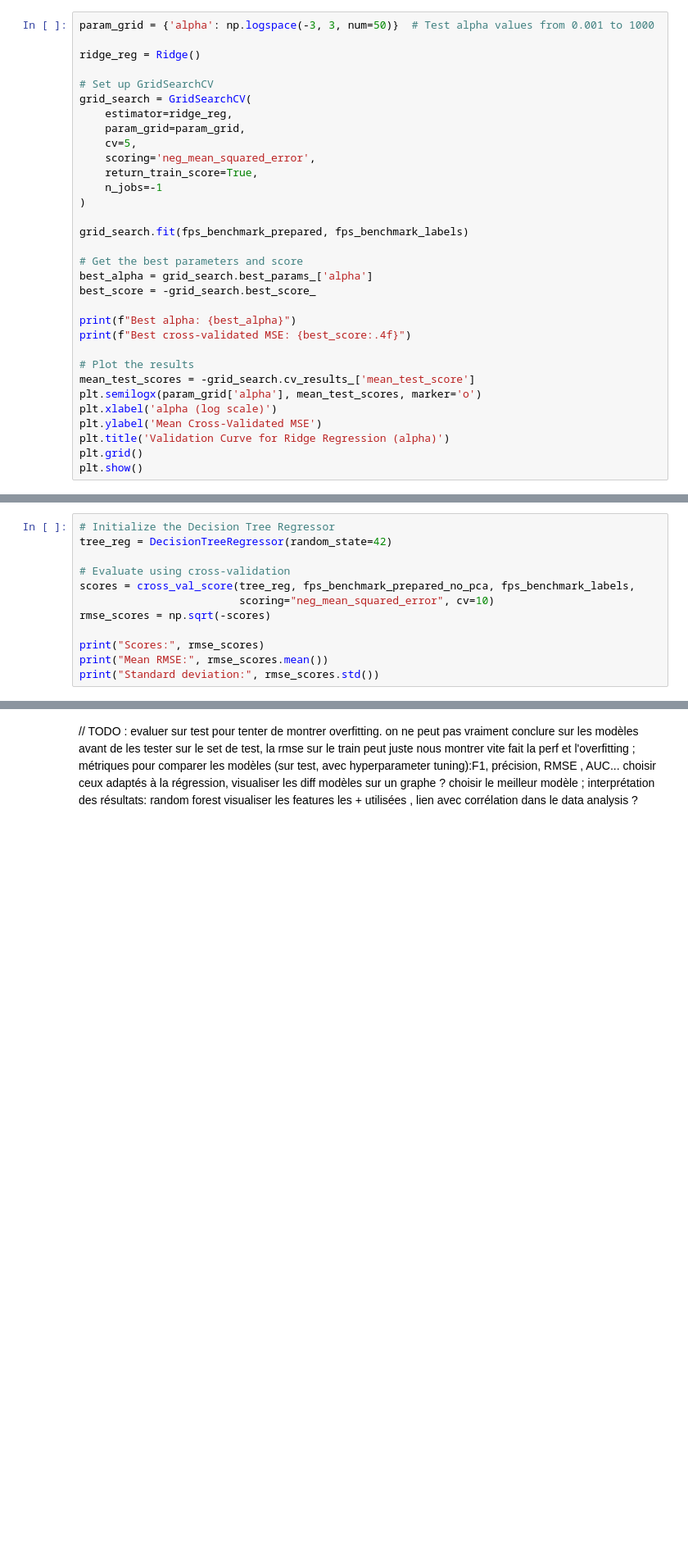
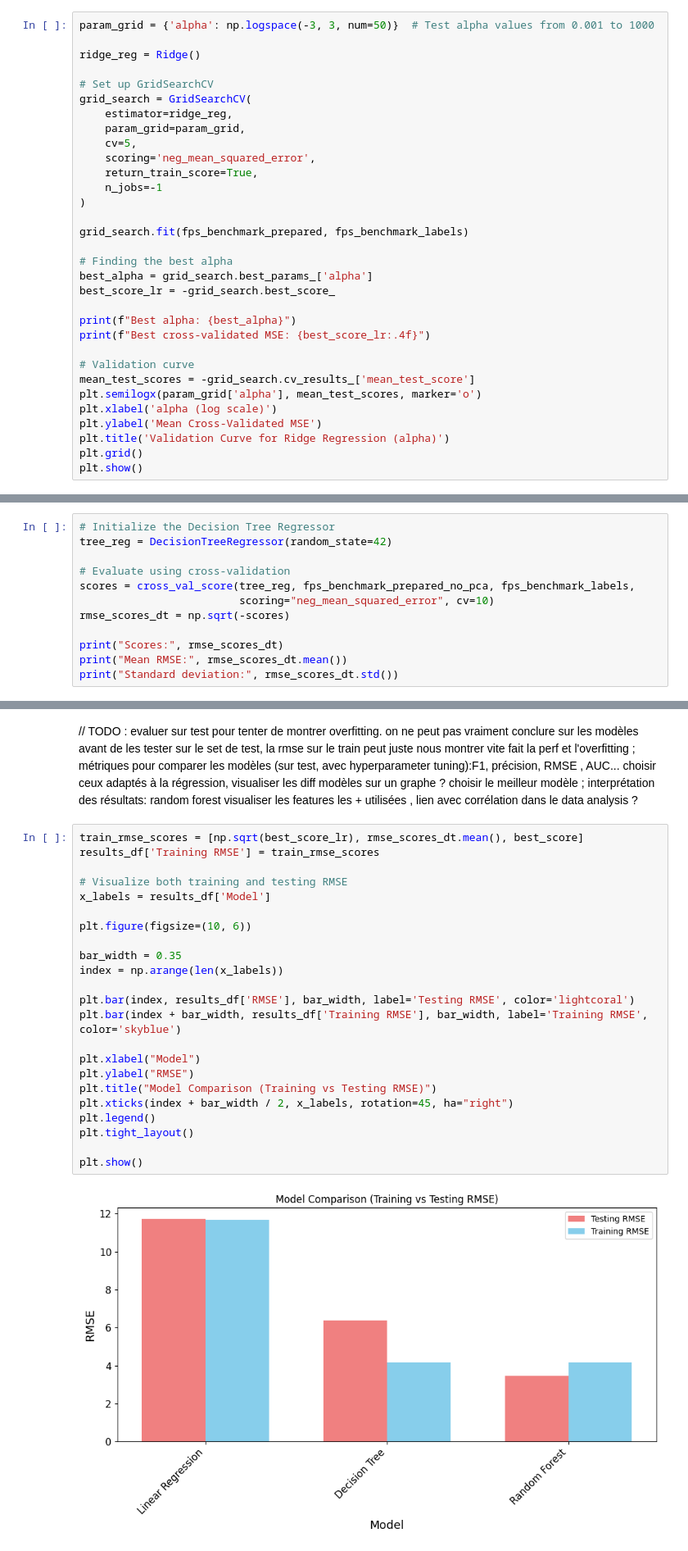
Before and after one commit to SarahBlevin/AAA_Project_Internet_addicts, a Jupyter notebook: AAA_InternetAddicts.ipynb, the cells around one changed output, grey strips where cells are left out. Shown at 82% size. Drawn from its saved outputs; the diff is of its cells as text; blank space fills up the shorter version.

```diff
--- a/AAA_InternetAddicts.ipynb
+++ b/AAA_InternetAddicts.ipynb
@@ -701,14 +702,14 @@ grid_search = GridSearchCV(
 
 grid_search.fit(fps_benchmark_prepared, fps_benchmark_labels)
 
-# Get the best parameters and score
+# Finding the best alpha
 best_alpha = grid_search.best_params_['alpha']
-best_score = -grid_search.best_score_
+best_score_lr = -grid_search.best_score_
 
 print(f"Best alpha: {best_alpha}")
-print(f"Best cross-validated MSE: {best_score:.4f}")
+print(f"Best cross-validated MSE: {best_score_lr:.4f}")
 
-# Plot the results
+# Validation curve
 mean_test_scores = -grid_search.cv_results_['mean_test_score']
 plt.semilogx(param_grid['alpha'], mean_test_scores, marker='o')
 plt.xlabel('alpha (log scale)')
@@ -771,11 +772,11 @@ tree_reg = DecisionTreeRegressor(random_state=42)
 # Evaluate using cross-validation
 scores = cross_val_score(tree_reg, fps_benchmark_prepared_no_pca, fps_benchmark_labels,
                          scoring="neg_mean_squared_error", cv=10)
-rmse_scores = np.sqrt(-scores)
+rmse_scores_dt = np.sqrt(-scores)
 
-print("Scores:", rmse_scores)
-print("Mean RMSE:", rmse_scores.mean())
-print("Standard deviation:", rmse_scores.std())
+print("Scores:", rmse_scores_dt)
+print("Mean RMSE:", rmse_scores_dt.mean())
+print("Standard deviation:", rmse_scores_dt.std())
 # %% [output]
 Scores: [4.0225721  4.22752943 4.57554468 3.95527599 3.96650954 4.12012456
  4.20319555 4.12340417 4.29372402 4.16750653]
@@ -984,3 +1006,28 @@ plt.tight_layout()
 // TODO : evaluer sur test pour tenter de montrer overfitting. on ne peut pas vraiment conclure sur les modèles avant de les tester sur le set de test, la rmse sur le train peut juste nous montrer vite fait la perf et l'overfitting ;
 métriques pour comparer les modèles (sur test, avec hyperparameter tuning):F1, précision, RMSE , AUC... choisir ceux adaptés à la régression, visualiser les diff modèles sur un graphe ? choisir le meilleur modèle ;
 interprétation des résultats: random forest visualiser les features les + utilisées , lien avec corrélation dans le data analysis ?
+# %%
+train_rmse_scores = [np.sqrt(best_score_lr), rmse_scores_dt.mean(), best_score]
+results_df['Training RMSE'] = train_rmse_scores
+
+# Visualize both training and testing RMSE
+x_labels = results_df['Model']
+
+plt.figure(figsize=(10, 6))
+
+bar_width = 0.35
+index = np.arange(len(x_labels))
+
+plt.bar(index, results_df['RMSE'], bar_width, label='Testing RMSE', color='lightcoral')
+plt.bar(index + bar_width, results_df['Training RMSE'], bar_width, label='Training RMSE', color='skyblue')
+
+plt.xlabel("Model")
+plt.ylabel("RMSE")
+plt.title("Model Comparison (Training vs Testing RMSE)")
+plt.xticks(index + bar_width / 2, x_labels, rotation=45, ha="right")
+plt.legend()
+plt.tight_layout()
+
+plt.show()
+# %% [output]
+[figure, added]
```
Also changed, not shown: parts of 18 cells of this notebook.
